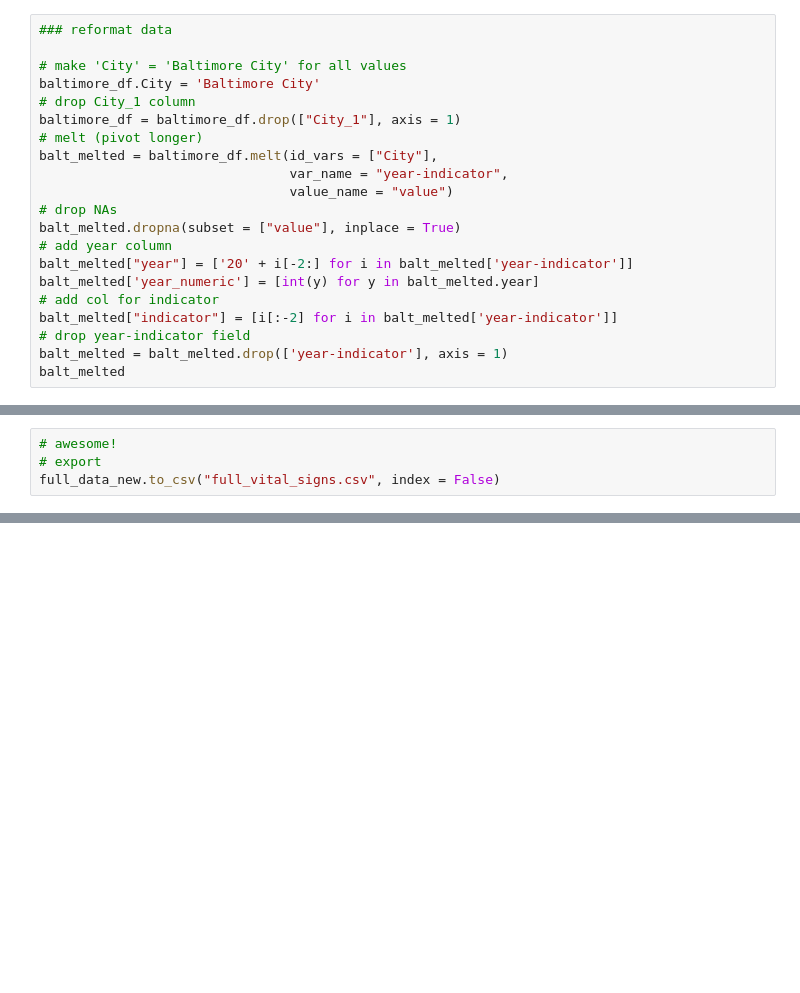
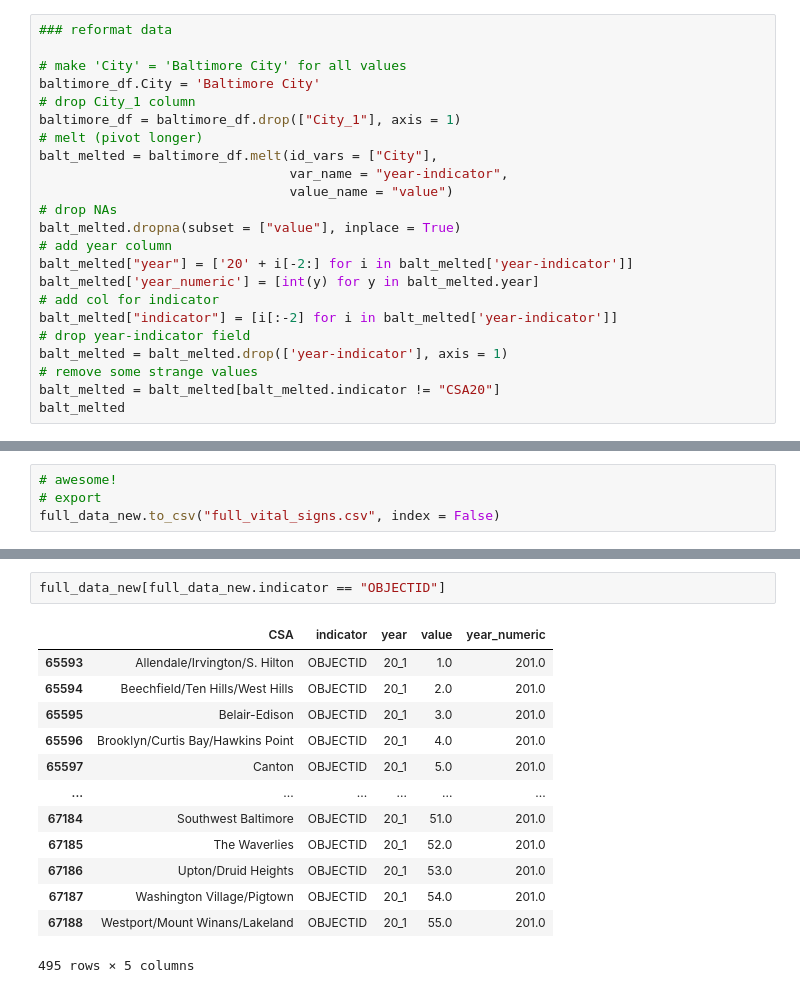
Before and after one commit to ejf78/cdc_vitalsigns, a Jupyter notebook: Vital_Signs_Data_Supplement.ipynb, the cells around one changed output, grey strips where cells are left out. Drawn from its saved outputs; the diff is of its cells as text; blank space fills up the shorter version.

```diff
--- a/Vital_Signs_Data_Supplement.ipynb
+++ b/Vital_Signs_Data_Supplement.ipynb
@@ -273,6 +272,8 @@ balt_melted['year_numeric'] = [int(y) for y in balt_melted.year]
 balt_melted["indicator"] = [i[:-2] for i in balt_melted['year-indicator']]
 # drop year-indicator field
 balt_melted = balt_melted.drop(['year-indicator'], axis = 1)
+# remove some strange values
+balt_melted = balt_melted[balt_melted.indicator != "CSA20"]
 balt_melted
 # %% [output]
 |  | City | value | year | year_numeric | indicator |
@@ -368,0 +409,16 @@ full_data_new.head(10).to_csv("test.csv", index = False)
+# %%
+full_data_new[full_data_new.indicator == "OBJECTID"]
+# %% [output]
+|  | CSA | indicator | year | value | year_numeric |
+| 65593 | Allendale/Irvington/S. Hilton | OBJECTID | 20_1 | 1.0 | 201.0 |
+| 65594 | Beechfield/Ten Hills/West Hills | OBJECTID | 20_1 | 2.0 | 201.0 |
+| 65595 | Belair-Edison | OBJECTID | 20_1 | 3.0 | 201.0 |
+| 65596 | Brooklyn/Curtis Bay/Hawkins Point | OBJECTID | 20_1 | 4.0 | 201.0 |
+| 65597 | Canton | OBJECTID | 20_1 | 5.0 | 201.0 |
+| ... | ... | ... | ... | ... | ... |
+| 67184 | Southwest Baltimore | OBJECTID | 20_1 | 51.0 | 201.0 |
+| 67185 | The Waverlies | OBJECTID | 20_1 | 52.0 | 201.0 |
+| 67186 | Upton/Druid Heights | OBJECTID | 20_1 | 53.0 | 201.0 |
+| 67187 | Washington Village/Pigtown | OBJECTID | 20_1 | 54.0 | 201.0 |
+| 67188 | Westport/Mount Winans/Lakeland | OBJECTID | 20_1 | 55.0 | 201.0 |
+495 rows × 5 columns
```
Also changed, not shown: parts of 11 cells of this notebook.
